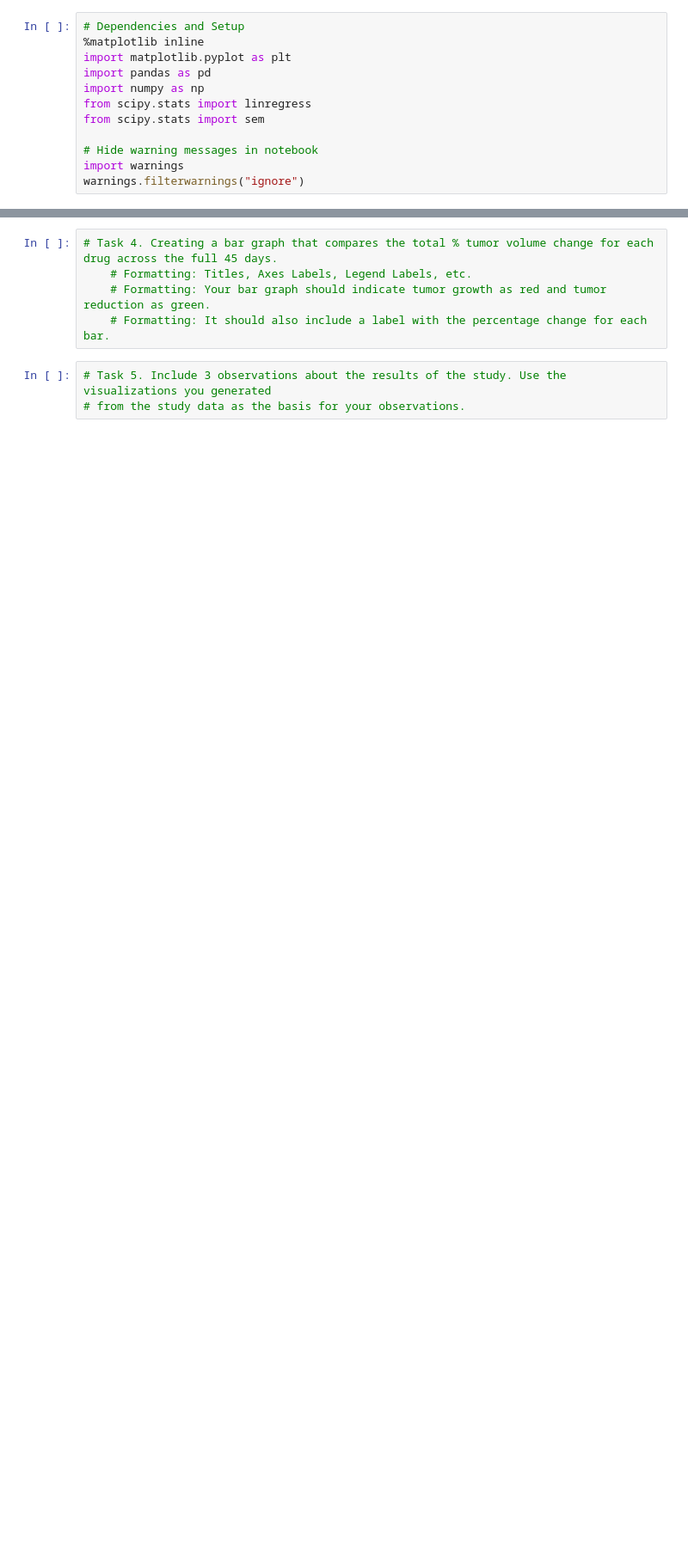
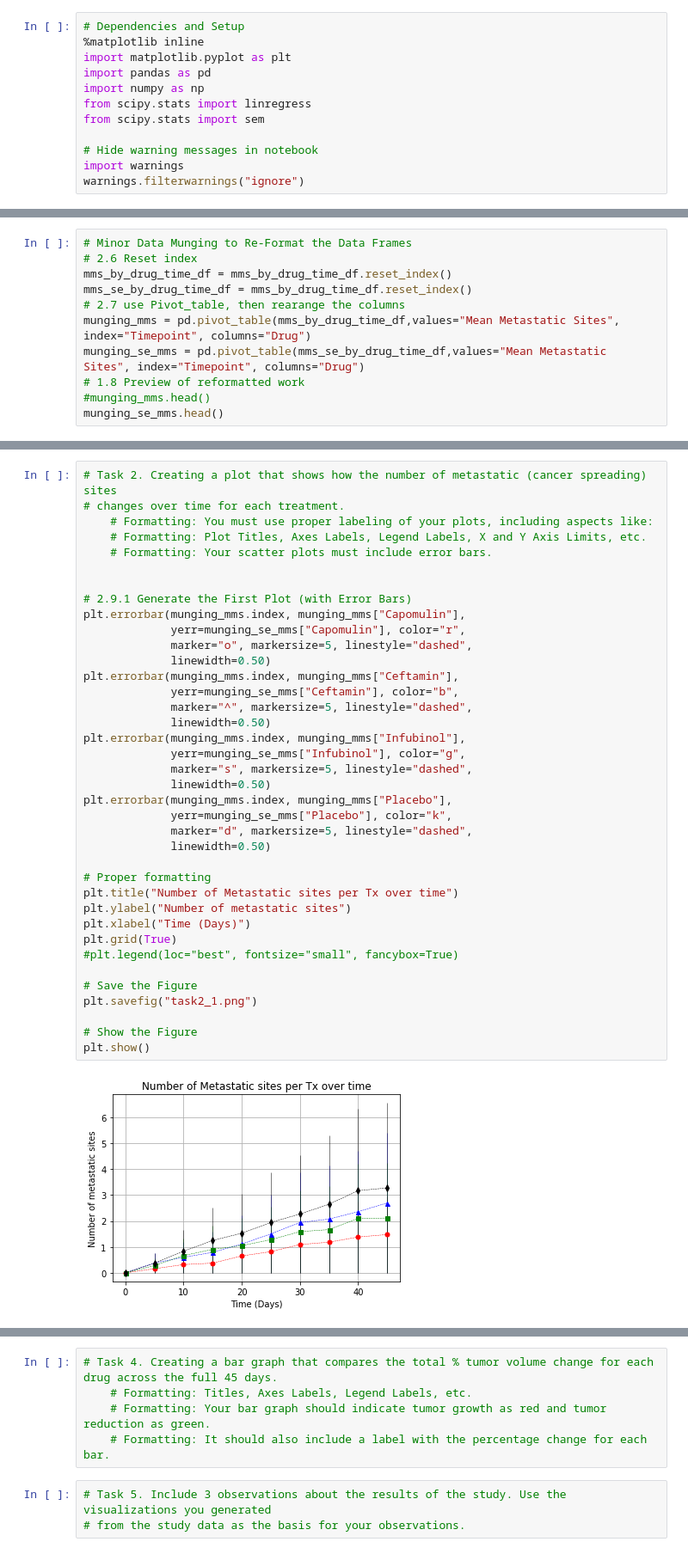
Before and after one commit to Enrique-Gaspar/matplotlib-challenge, a Jupyter notebook: Pymaceuticals/main-eg.ipynb, the cells around one changed output, grey strips where cells are left out. Shown at 86% size. Cells and saved outputs as stored; diff of their text form; blank space fills up the shorter version.

```diff
--- a/Pymaceuticals/main-eg.ipynb
+++ b/Pymaceuticals/main-eg.ipynb
@@ -396,0 +208,11 @@ nmice_by_drug_time_df
+# %%
+# Minor Data Munging to Re-Format the Data Frames
+# 2.6 Reset index
+mms_by_drug_time_df = mms_by_drug_time_df.reset_index()
+mms_se_by_drug_time_df = mms_by_drug_time_df.reset_index()
+# 2.7 use Pivot_table, then rearange the columns
+munging_mms = pd.pivot_table(mms_by_drug_time_df,values="Mean Metastatic Sites", index="Timepoint", columns="Drug")
+munging_se_mms = pd.pivot_table(mms_se_by_drug_time_df,values="Mean Metastatic Sites", index="Timepoint", columns="Drug")
+# 1.8 Preview of reformatted work
+#munging_mms.head()
+munging_se_mms.head()
@@ -396,0 +227,40 @@ nmice_by_drug_time_df
+# %%
+# Task 2. Creating a plot that shows how the number of metastatic (cancer spreading) sites
+# changes over time for each treatment.
+    # Formatting: You must use proper labeling of your plots, including aspects like:
+    # Formatting: Plot Titles, Axes Labels, Legend Labels, X and Y Axis Limits, etc.
+    # Formatting: Your scatter plots must include error bars.
+
+
+# 2.9.1 Generate the First Plot (with Error Bars)
+plt.errorbar(munging_mms.index, munging_mms["Capomulin"],
+             yerr=munging_se_mms["Capomulin"], color="r",
+             marker="o", markersize=5, linestyle="dashed",
+             linewidth=0.50)
+plt.errorbar(munging_mms.index, munging_mms["Ceftamin"],
+             yerr=munging_se_mms["Ceftamin"], color="b",
+             marker="^", markersize=5, linestyle="dashed",
+             linewidth=0.50)
+plt.errorbar(munging_mms.index, munging_mms["Infubinol"],
+             yerr=munging_se_mms["Infubinol"], color="g",
+             marker="s", markersize=5, linestyle="dashed",
+             linewidth=0.50)
+plt.errorbar(munging_mms.index, munging_mms["Placebo"],
+             yerr=munging_se_mms["Placebo"], color="k",
+             marker="d", markersize=5, linestyle="dashed",
+             linewidth=0.50)
+
+# Proper formatting
+plt.title("Number of Metastatic sites per Tx over time")
+plt.ylabel("Number of metastatic sites")
+plt.xlabel("Time (Days)")
+plt.grid(True)
+#plt.legend(loc="best", fontsize="small", fancybox=True)
+
+# Save the Figure
+plt.savefig("task2_1.png")
+
+# Show the Figure
+plt.show()
+# %% [output]
+[figure, added]
```
Also changed, not shown: parts of 79 cells of this notebook.
